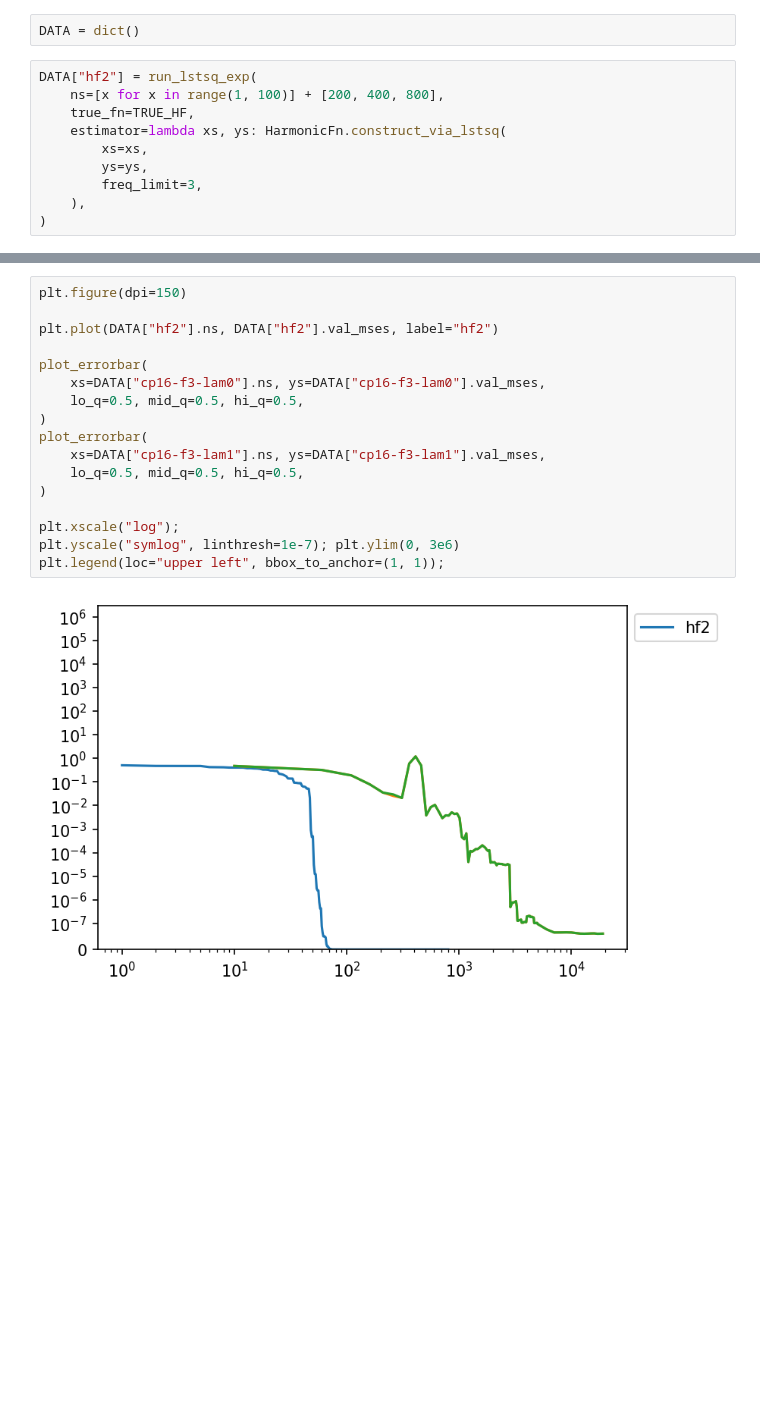
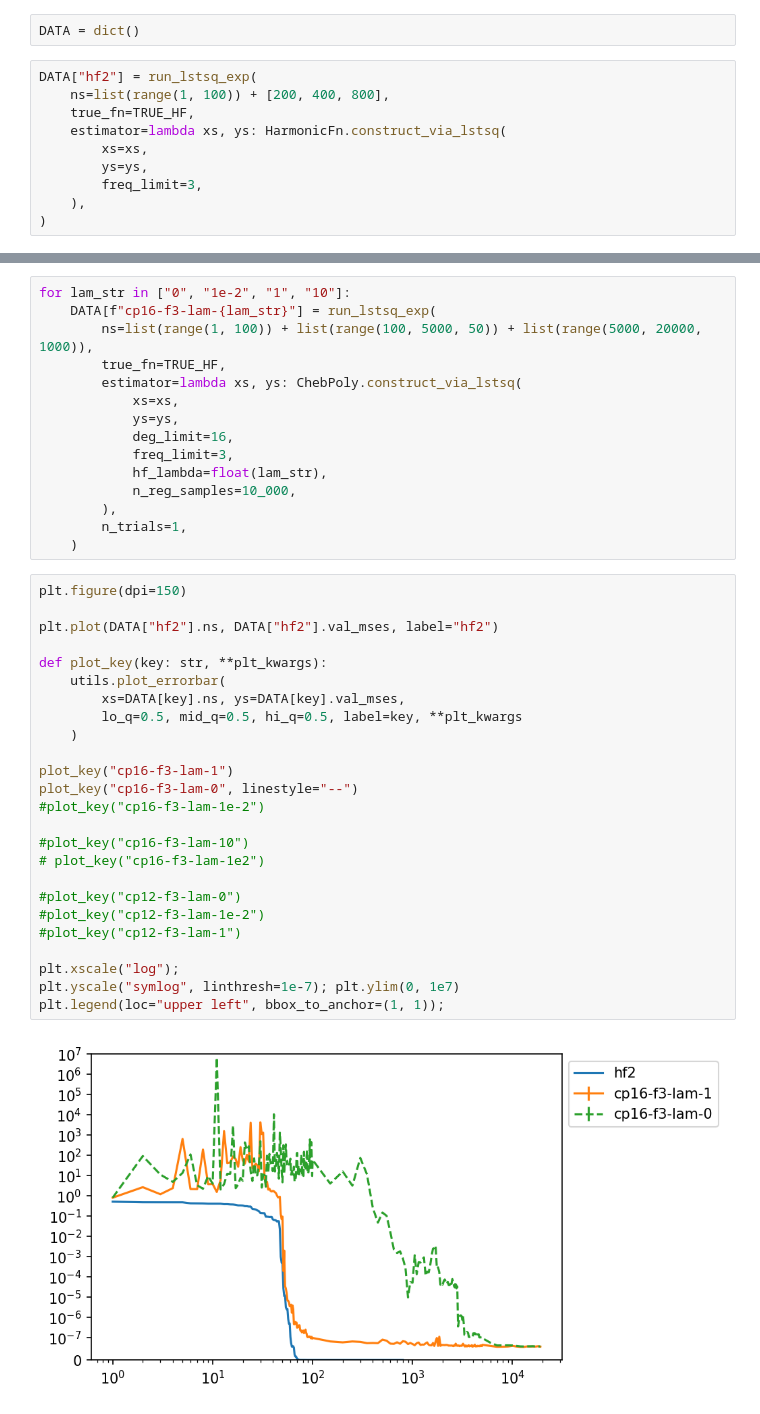
Before and after one commit to ed1d1a8d/scaling, a Jupyter notebook: notebooks/poly-basis-learning.ipynb, the cells around one changed output, grey strips where cells are left out. Cells and saved outputs as stored; diff of their text form; blank space fills up the shorter version.

```diff
--- a/notebooks/poly-basis-learning.ipynb
+++ b/notebooks/poly-basis-learning.ipynb
@@ -193,7 +191,7 @@ plt.imshow(img.clip(-2, 2.5));
 DATA = dict()
 # %%
 DATA["hf2"] = run_lstsq_exp(
-    ns=[x for x in range(1, 100)] + [200, 400, 800],
+    ns=list(range(1, 100)) + [200, 400, 800],
     true_fn=TRUE_HF,
     estimator=lambda xs, ys: HarmonicFn.construct_via_lstsq(
         xs=xs,
@@ -249,19 +217,42 @@ def plot_errorbar(
+# %%
+for lam_str in ["0", "1e-2", "1", "10"]:
+    DATA[f"cp16-f3-lam-{lam_str}"] = run_lstsq_exp(
+        ns=list(range(1, 100)) + list(range(100, 5000, 50)) + list(range(5000, 20000, 1000)),
+        true_fn=TRUE_HF,
+        estimator=lambda xs, ys: ChebPoly.construct_via_lstsq(
+            xs=xs,
+            ys=ys,
+            deg_limit=16,
+            freq_limit=3,
+            hf_lambda=float(lam_str),
+            n_reg_samples=10_000,
+        ),
+        n_trials=1,
+    )
 # %%
 plt.figure(dpi=150)
 
 plt.plot(DATA["hf2"].ns, DATA["hf2"].val_mses, label="hf2")
 
-plot_errorbar(
-    xs=DATA["cp16-f3-lam0"].ns, ys=DATA["cp16-f3-lam0"].val_mses,
-    lo_q=0.5, mid_q=0.5, hi_q=0.5,
-)
-plot_errorbar(
-    xs=DATA["cp16-f3-lam1"].ns, ys=DATA["cp16-f3-lam1"].val_mses,
-    lo_q=0.5, mid_q=0.5, hi_q=0.5,
-)
+def plot_key(key: str, **plt_kwargs):
+    utils.plot_errorbar(
+        xs=DATA[key].ns, ys=DATA[key].val_mses,
+        lo_q=0.5, mid_q=0.5, hi_q=0.5, label=key, **plt_kwargs
+    )
+
+plot_key("cp16-f3-lam-1")
+plot_key("cp16-f3-lam-0", linestyle="--")
+#plot_key("cp16-f3-lam-1e-2")
+
+#plot_key("cp16-f3-lam-10")
+# plot_key("cp16-f3-lam-1e2")
+
+#plot_key("cp12-f3-lam-0")
+#plot_key("cp12-f3-lam-1e-2")
+#plot_key("cp12-f3-lam-1")
 
 plt.xscale("log");
-plt.yscale("symlog", linthresh=1e-7); plt.ylim(0, 3e6)
+plt.yscale("symlog", linthresh=1e-7); plt.ylim(0, 1e7)
 plt.legend(loc="upper left", bbox_to_anchor=(1, 1));
 # %% [output]
-[figure, old version]
+[figure, new version]
```
Also changed, not shown: parts of 11 cells of this notebook.
